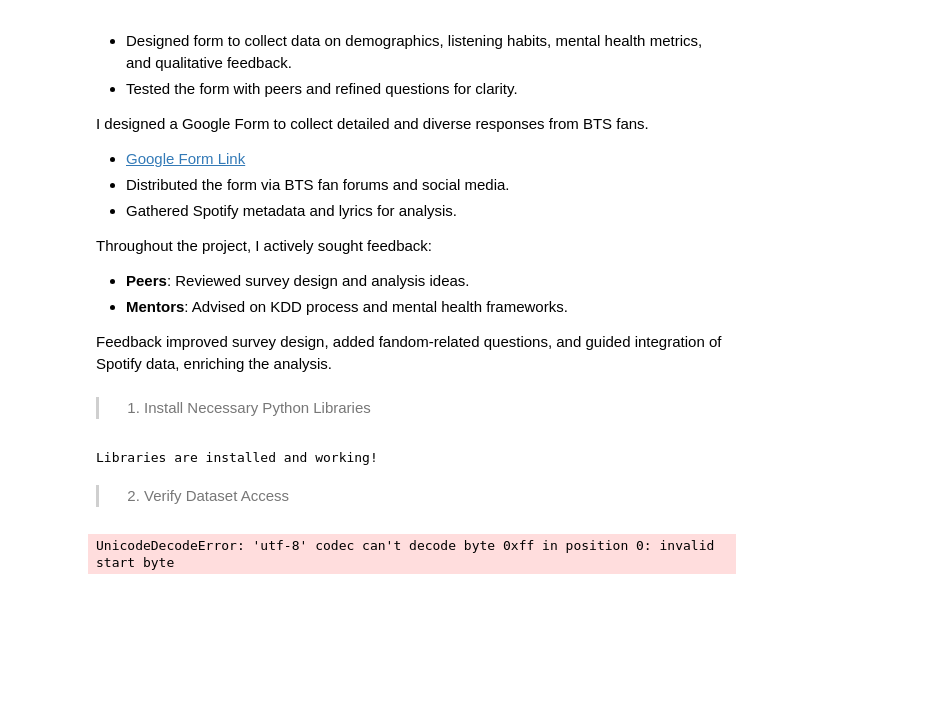
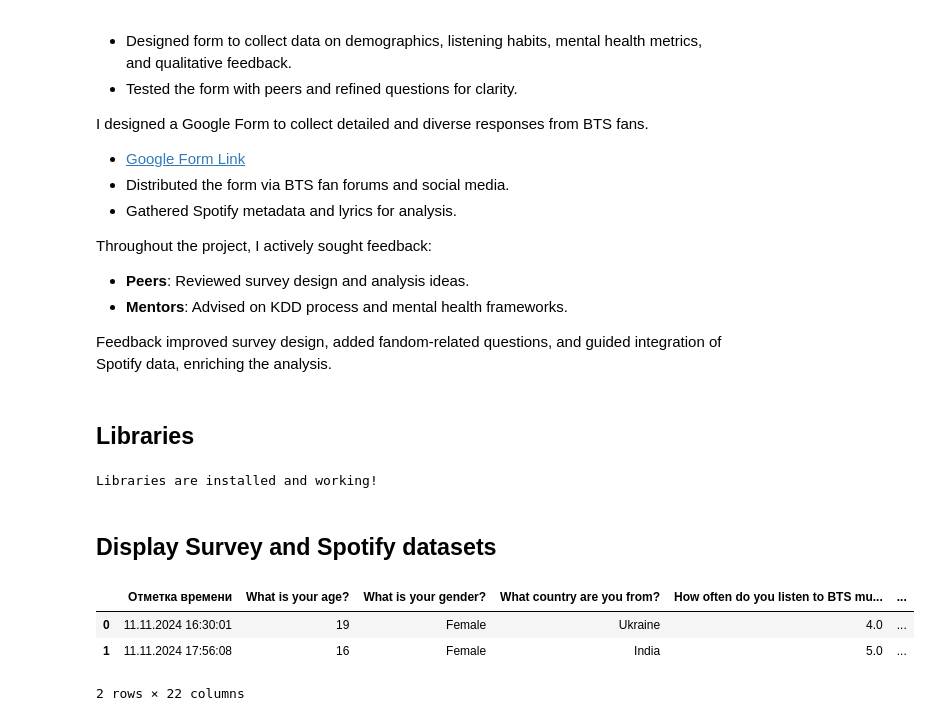
Before and after one commit to Yunnna005/DataAnalytics, a Jupyter notebook: BTS's_songs_analys.ipynb, the cells around one changed output. Cells and saved outputs as stored; diff of their text form; code cells hidden in the pictures; blank space fills up the shorter version.

```diff
--- a/BTS's_songs_analys.ipynb
+++ b/BTS's_songs_analys.ipynb
@@ -21,7 +21,7 @@ Throughout the project, I actively sought feedback:
 
 Feedback improved survey design, added fandom-related questions, and guided integration of Spotify data, enriching the analysis.
 # %% [markdown]
-> 1. Install Necessary Python Libraries
+## **Libraries**
 # %%
 import pandas as pd
 import numpy as np
@@ -32,14 +32,14 @@ from wordcloud import WordCloud
 print("Libraries are installed and working!")
 # %% [output]
 Libraries are installed and working!
-# %% [markdown]
-> 2. Verify Dataset Access
-# %%
-survey_data = pd.read_csv("bts_survey_data.csv")
-spotify_data = pd.read_csv("bts_spotify_data.csv")
-
-# Display first few rows
-print(survey_data.head())
-print(spotify_data.head())
-# %% [output]
-UnicodeDecodeError: 'utf-8' codec can't decode byte 0xff in position 0: invalid start byte
+# %% [markdown]
+## **Display Survey and Spotify datasets**
+# %%
+survey_data = pd.read_csv("original/bts_survey_data.csv", encoding='utf-8')
+
+survey_data.head(2)
+# %% [output]
+|  | Отметка времени | What is your age? | What is your gender? | What country are you from? | How often do you listen to BTS mu... | ... |
+| 0 | 11.11.2024 16:30:01 | 19 | Female | Ukraine | 4.0 | ... |
+| 1 | 11.11.2024 17:56:08 | 16 | Female | India | 5.0 | ... |
+2 rows × 22 columns
```
Also changed, not shown: parts of 40 cells of this notebook, 4 other files.
